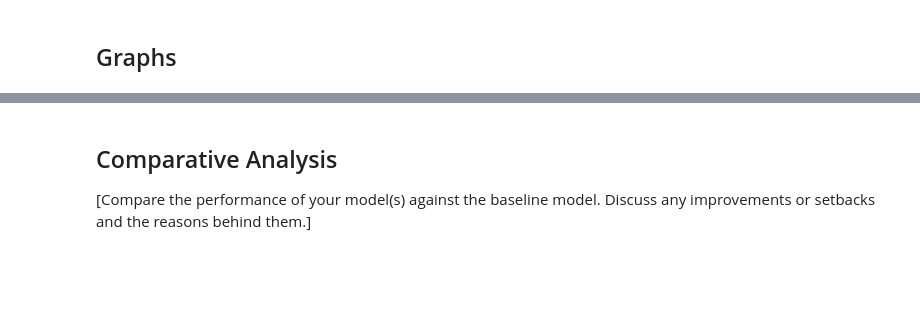
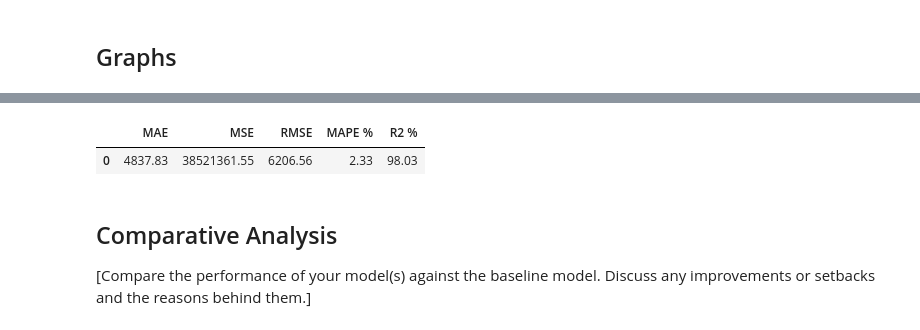
Before and after one commit to EjoelM/Opencampus_SH_TimeSeries_Energy, a Jupyter notebook: 3_Models/lightGBM.ipynb, the cells around one changed output, grey strips where cells are left out. Saved outputs shown, nothing was run; the diff lists cells and outputs as text; code cells hidden in the pictures; blank space fills up the shorter version.

```diff
--- a/3_Models/lightGBM.ipynb
+++ b/3_Models/lightGBM.ipynb
@@ -181,4 +180,9 @@ Date (UTC)
 Name: y-y_hat, Length: 5256, dtype: float64
+# %%
+create_error_metrics(y_test[0:8], prediction[0:8])
+# %% [output]
+|  | MAE | MSE | RMSE | MAPE % | R2 % |
+| 0 | 4837.83 | 38521361.55 | 6206.56 | 2.33 | 98.03 |
 # %% [markdown]
 ## Comparative Analysis
 
```
Also changed, not shown: parts of 8 cells of this notebook, 1 other file.
